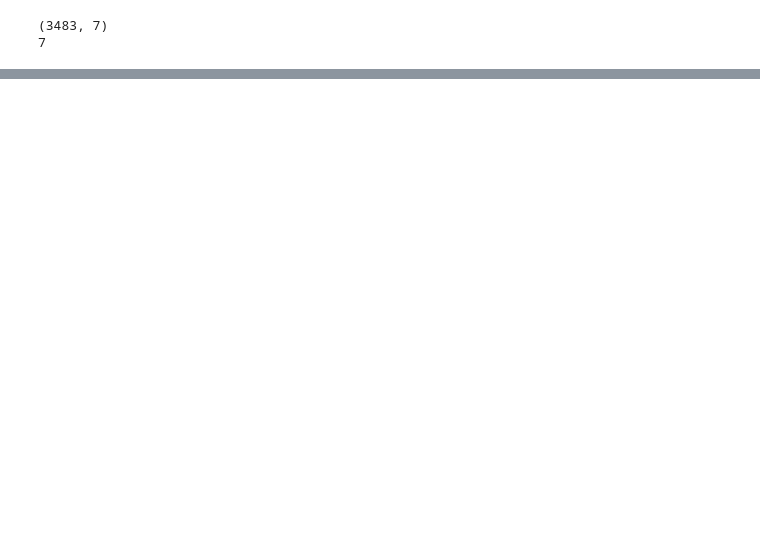
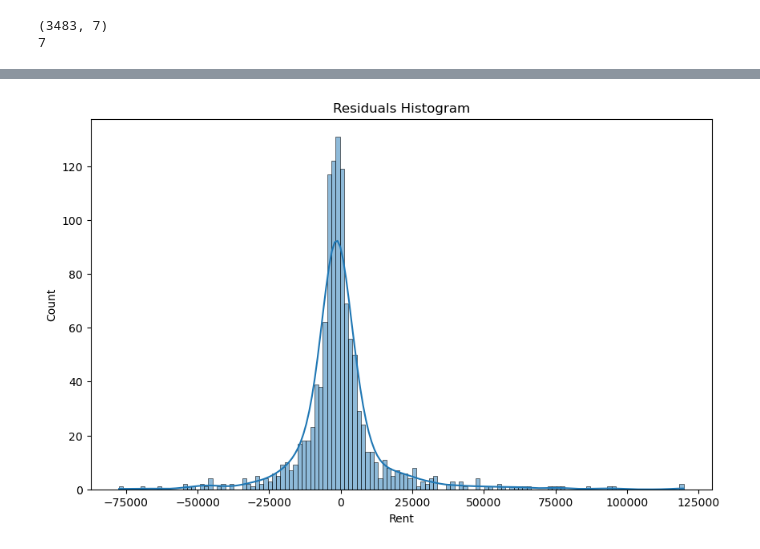
Before and after one commit to fudge-fantastic/Machine-Learning, a Jupyter notebook: House_Rent_Prediction/House-Rent-Prediction.ipynb, the cells around one changed output, grey strips where cells are left out. Cells and saved outputs as stored; diff of their text form; code cells hidden in the pictures; blank space fills up the shorter version.

```diff
--- a/House_Rent_Prediction/House-Rent-Prediction.ipynb
+++ b/House_Rent_Prediction/House-Rent-Prediction.ipynb
@@ -359,5 +398,4 @@ X_train, X_test, y_train, y_test = train_test_split(X, y, test_size=0.25, random
 # %%
-# model = LinearRegression()
-model = RandomForestRegressor()
+model = GradientBoostingRegressor()
 model.fit(X_train, y_train)
 # %% [output]
@@ -389,0 +434,2 @@ The ADJ_R2S is 0.69
+# %%
+residuals = y_test - y_pred
@@ -389,0 +440,8 @@ The ADJ_R2S is 0.69
+# %%
+# Check for normality of residuals using a histogram and Q-Q plot
+plt.figure(figsize=(10, 6))
+sns.histplot(residuals, kde=True)
+plt.title("Residuals Histogram")
+plt.show()
+# %% [output]
+[figure, added]
```
Also changed, not shown: parts of 22 cells of this notebook, 1 other file.
